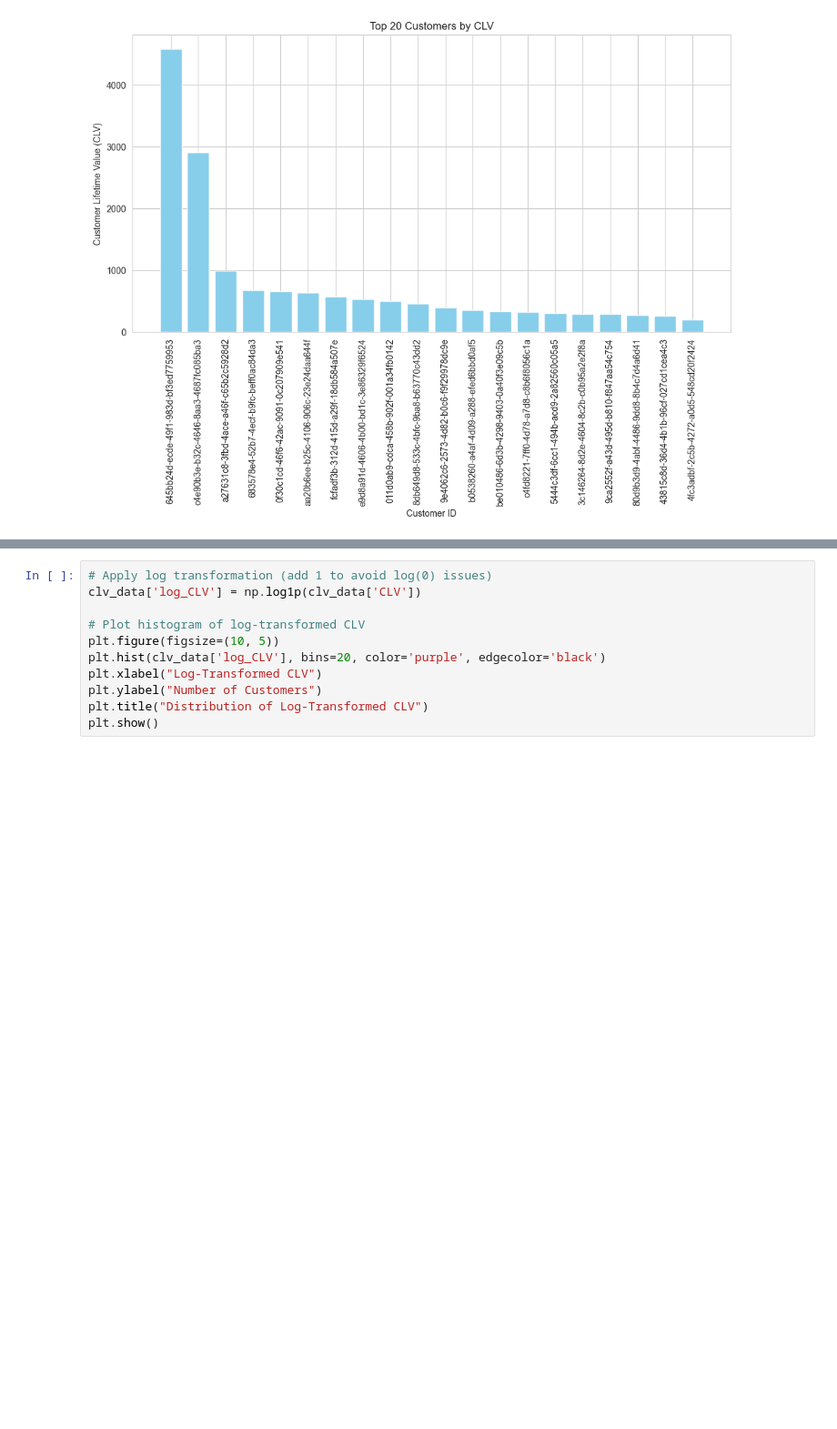
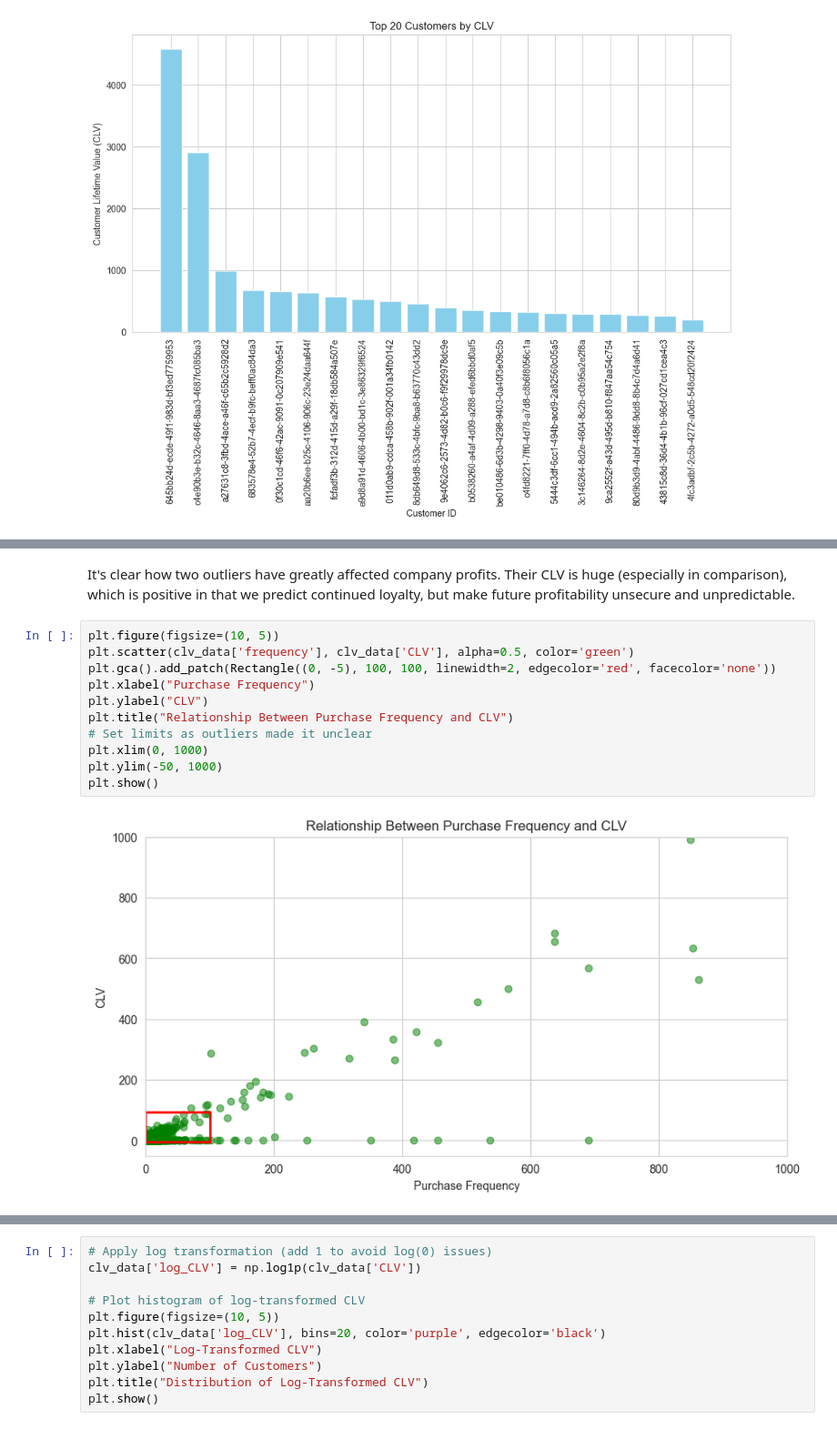
Before and after one commit to menerig/NoACaseStudy, a Jupyter notebook: NoA_case.ipynb, the cells around one changed output, grey strips where cells are left out. Shown at 91% size. Saved outputs shown, nothing was run; the diff lists cells and outputs as text; blank space fills up the shorter version.

```diff
--- a/NoA_case.ipynb
+++ b/NoA_case.ipynb
@@ -294,3 +313,18 @@ plt.show()
+# %% [markdown]
+It's clear how two outliers have greatly affected company profits. Their CLV is huge (especially in comparison), which is positive in that we predict continued loyalty, but make future profitability unsecure and unpredictable.
+# %%
+plt.figure(figsize=(10, 5))
+plt.scatter(clv_data['frequency'], clv_data['CLV'], alpha=0.5, color='green')
+plt.gca().add_patch(Rectangle((0, -5), 100, 100, linewidth=2, edgecolor='red', facecolor='none'))
+plt.xlabel("Purchase Frequency")
+plt.ylabel("CLV")
+plt.title("Relationship Between Purchase Frequency and CLV")
+# Set limits as outliers made it unclear
+plt.xlim(0, 1000)
+plt.ylim(-50, 1000)
+plt.show()
+# %% [output]
+[figure, added]
 # %%
 plt.figure(figsize=(10, 5))
 plt.scatter(clv_data['frequency'], clv_data['CLV'], alpha=0.5, color='green')
```
Also changed, not shown: parts of 7 cells of this notebook.
